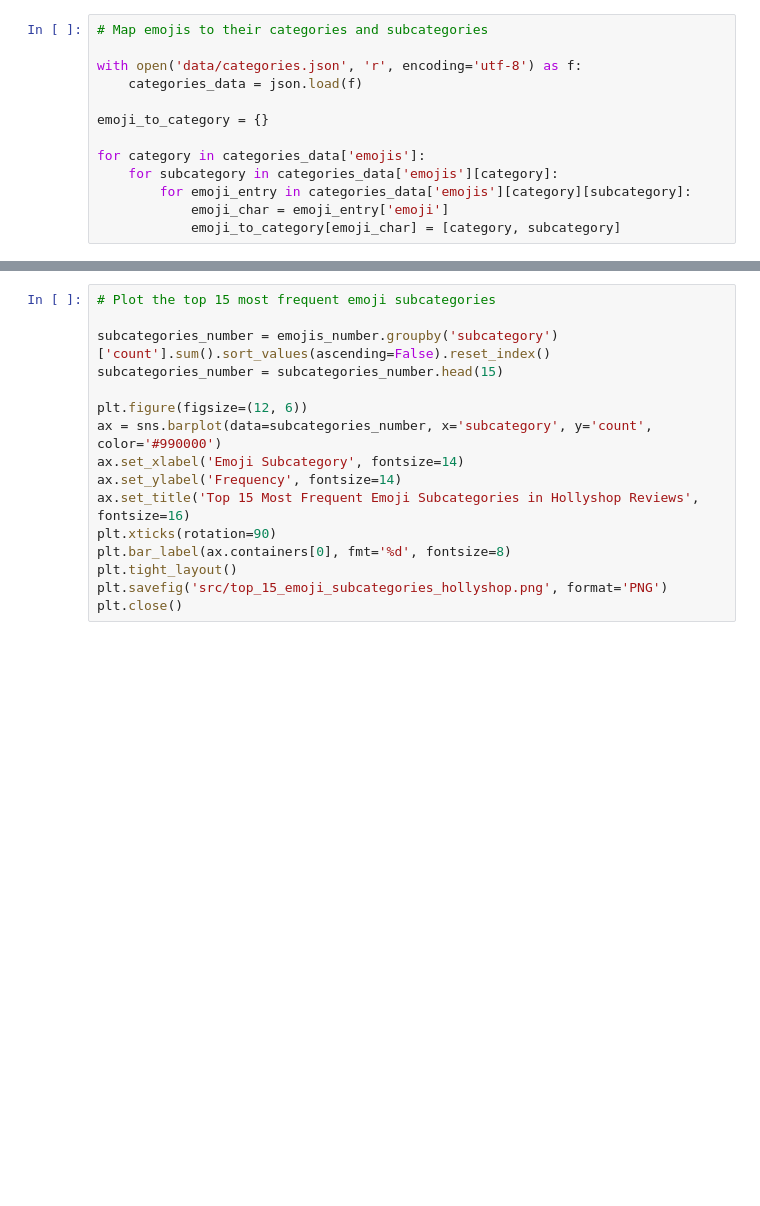
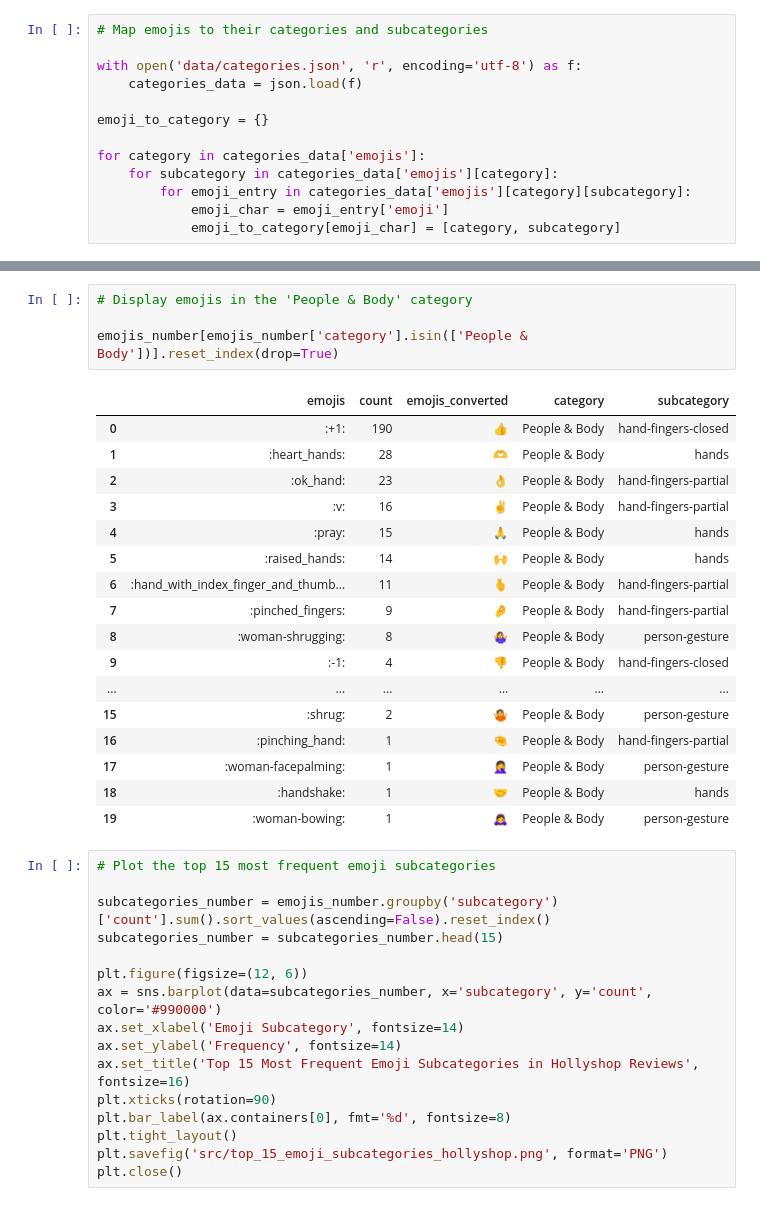
Before and after one commit to KatiaKozlova/project-datan-ma2, a Jupyter notebook: visualization.ipynb, the cells around one changed output, grey strips where cells are left out. Cells and saved outputs as stored; diff of their text form; blank space fills up the shorter version.

```diff
--- a/visualization.ipynb
+++ b/visualization.ipynb
@@ -147,3 +173,25 @@ plt.close()
+# %%
+# Display emojis in the 'People & Body' category
+
+emojis_number[emojis_number['category'].isin(['People & Body'])].reset_index(drop=True)
+# %% [output]
+|  | emojis | count | emojis_converted | category | subcategory |
+| 0 | :+1: | 190 | 👍 | People & Body | hand-fingers-closed |
+| 1 | :heart_hands: | 28 | 🫶 | People & Body | hands |
+| 2 | :ok_hand: | 23 | 👌 | People & Body | hand-fingers-partial |
+| 3 | :v: | 16 | ✌️ | People & Body | hand-fingers-partial |
+| 4 | :pray: | 15 | 🙏 | People & Body | hands |
+| 5 | :raised_hands: | 14 | 🙌 | People & Body | hands |
+| 6 | :hand_with_index_finger_and_thumb... | 11 | 🫰 | People & Body | hand-fingers-partial |
+| 7 | :pinched_fingers: | 9 | 🤌 | People & Body | hand-fingers-partial |
+| 8 | :woman-shrugging: | 8 | 🤷‍♀️ | People & Body | person-gesture |
+| 9 | :-1: | 4 | 👎 | People & Body | hand-fingers-closed |
+| ... | ... | ... | ... | ... | ... |
+| 15 | :shrug: | 2 | 🤷 | People & Body | person-gesture |
+| 16 | :pinching_hand: | 1 | 🤏 | People & Body | hand-fingers-partial |
+| 17 | :woman-facepalming: | 1 | 🤦‍♀️ | People & Body | person-gesture |
+| 18 | :handshake: | 1 | 🤝 | People & Body | hands |
+| 19 | :woman-bowing: | 1 | 🙇‍♀️ | People & Body | person-gesture |
 # %%
 # Plot the top 15 most frequent emoji subcategories
 
```
Also changed, not shown: parts of 9 cells of this notebook, 11 other files.
